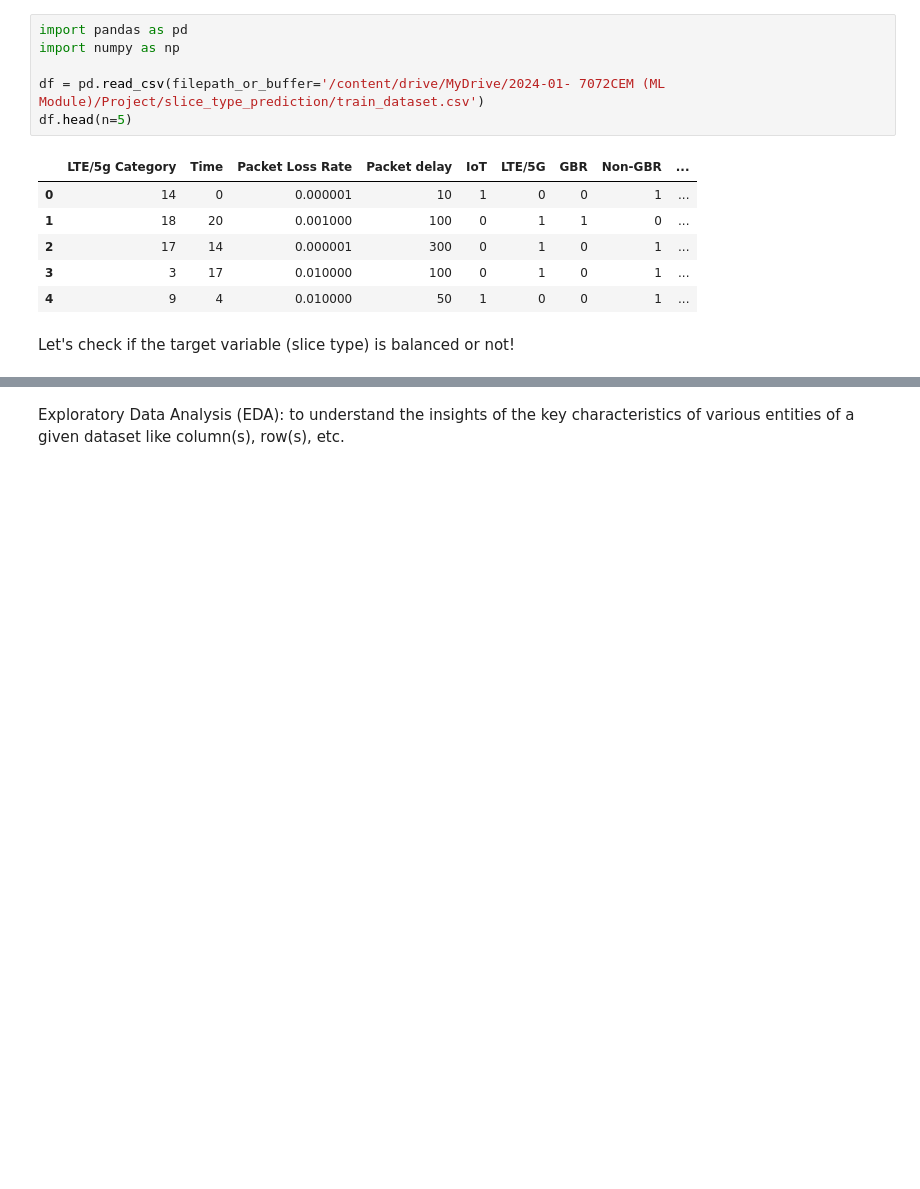
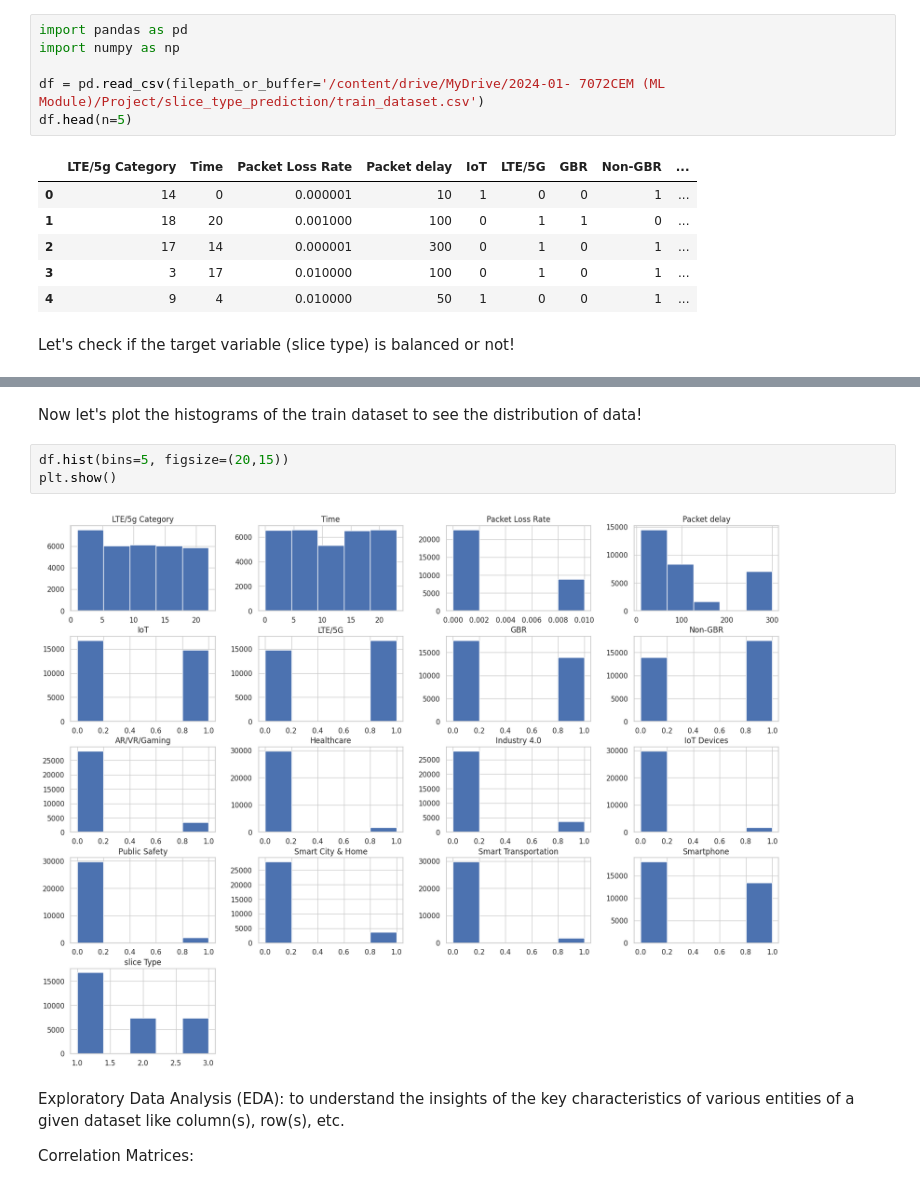
Before and after one commit to sinaebrahimi/ml-7072cem, a Jupyter notebook: Classifying Network Slices Based on User Requirements/Dataset-analysis-EDA.ipynb, the cells around one changed output, grey strips where cells are left out. Drawn from its saved outputs; the diff is of its cells as text; blank space fills up the shorter version.

Commit message:
Finished the data preprocessing and analysis

```diff
--- a/Classifying Network Slices Based on User Requirements/Dataset-analysis-EDA.ipynb
+++ b/Classifying Network Slices Based on User Requirements/Dataset-analysis-EDA.ipynb
@@ -83,2 +114,11 @@ memory usage: 4.1 MB
+# %% [markdown]
+Now let's plot the histograms of the train dataset to see the distribution of data!
+# %%
+df.hist(bins=5, figsize=(20,15))
+plt.show()
+# %% [output]
+[figure, added]
 # %% [markdown]
 Exploratory Data Analysis (EDA): to understand the insights of the key characteristics of various entities of a given dataset like column(s), row(s), etc.
+
+Correlation Matrices:
```
Also changed, not shown: parts of 26 cells of this notebook.
